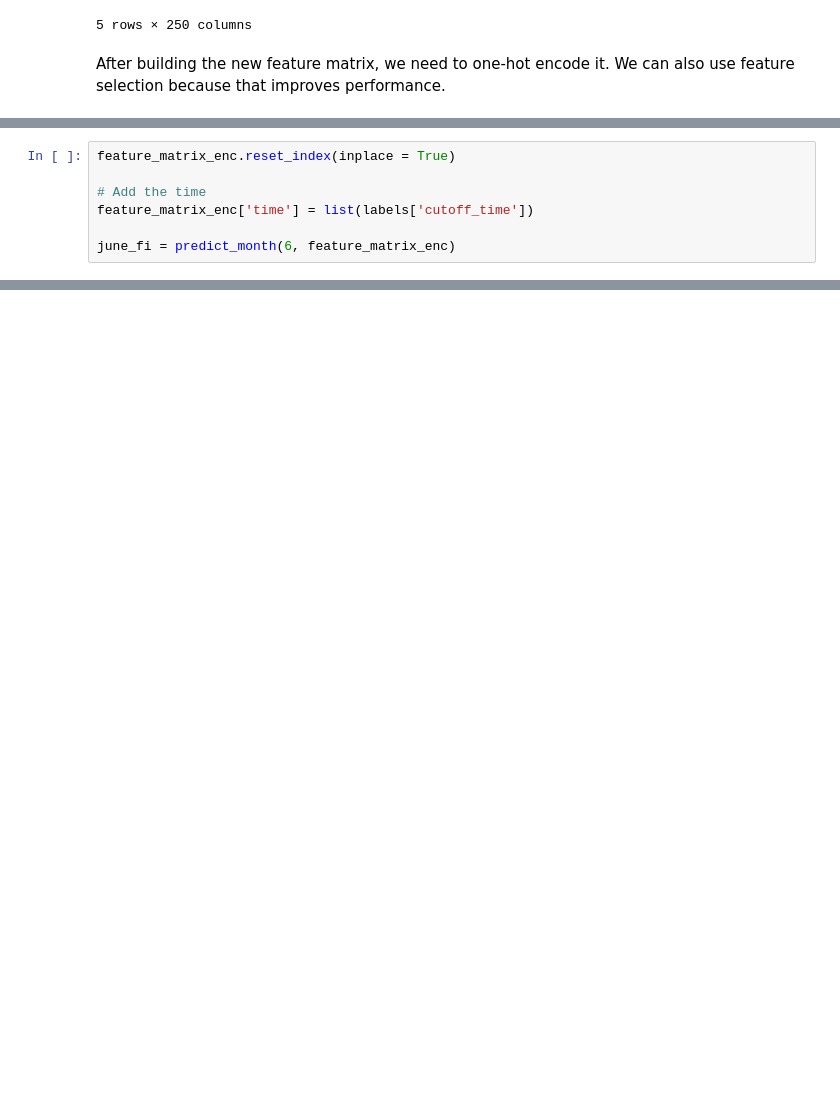
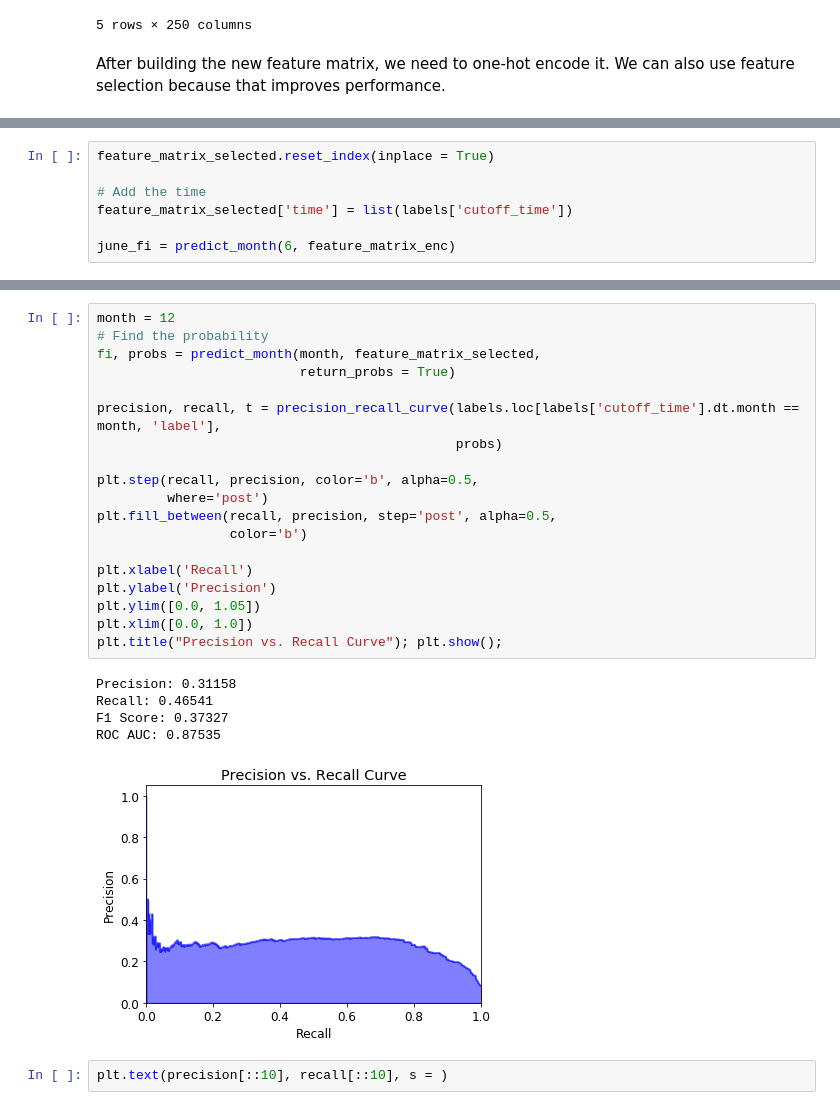
Before and after one commit to alteryx/Automated-Manual-Comparison, a Jupyter notebook: retail/notebooks/Automated Feature Engineering.ipynb, the cells around one changed output, grey strips where cells are left out. Drawn from its saved outputs; the diff is of its cells as text; blank space fills up the shorter version.

```diff
--- a/retail/notebooks/Automated Feature Engineering.ipynb
+++ b/retail/notebooks/Automated Feature Engineering.ipynb
@@ -572,7 +617,7 @@ Original shape:  (25039, 2379)
 # %%
-feature_matrix_enc.reset_index(inplace = True)
+feature_matrix_selected.reset_index(inplace = True)
 
 # Add the time
-feature_matrix_enc['time'] = list(labels['cutoff_time'])
+feature_matrix_selected['time'] = list(labels['cutoff_time'])
 
 june_fi = predict_month(6, feature_matrix_enc)
@@ -578,0 +662,27 @@ june_fi = predict_month(6, feature_matrix_enc)
+# %%
+month = 12
+# Find the probability
+fi, probs = predict_month(month, feature_matrix_selected,
+                          return_probs = True)
+
+precision, recall, t = precision_recall_curve(labels.loc[labels['cutoff_time'].dt.month == month, 'label'],
+                                              probs)
+
+plt.step(recall, precision, color='b', alpha=0.5,
+         where='post')
+plt.fill_between(recall, precision, step='post', alpha=0.5,
+                 color='b')
+
+plt.xlabel('Recall')
+plt.ylabel('Precision')
+plt.ylim([0.0, 1.05])
+plt.xlim([0.0, 1.0])
+plt.title("Precision vs. Recall Curve"); plt.show();
+# %% [output]
+Precision: 0.31158
+Recall: 0.46541
+F1 Score: 0.37327
+ROC AUC: 0.87535
+[figure, added]
+# %%
+plt.text(precision[::10], recall[::10], s = )
```
Also changed, not shown: parts of 29 cells of this notebook, 14 other files.
